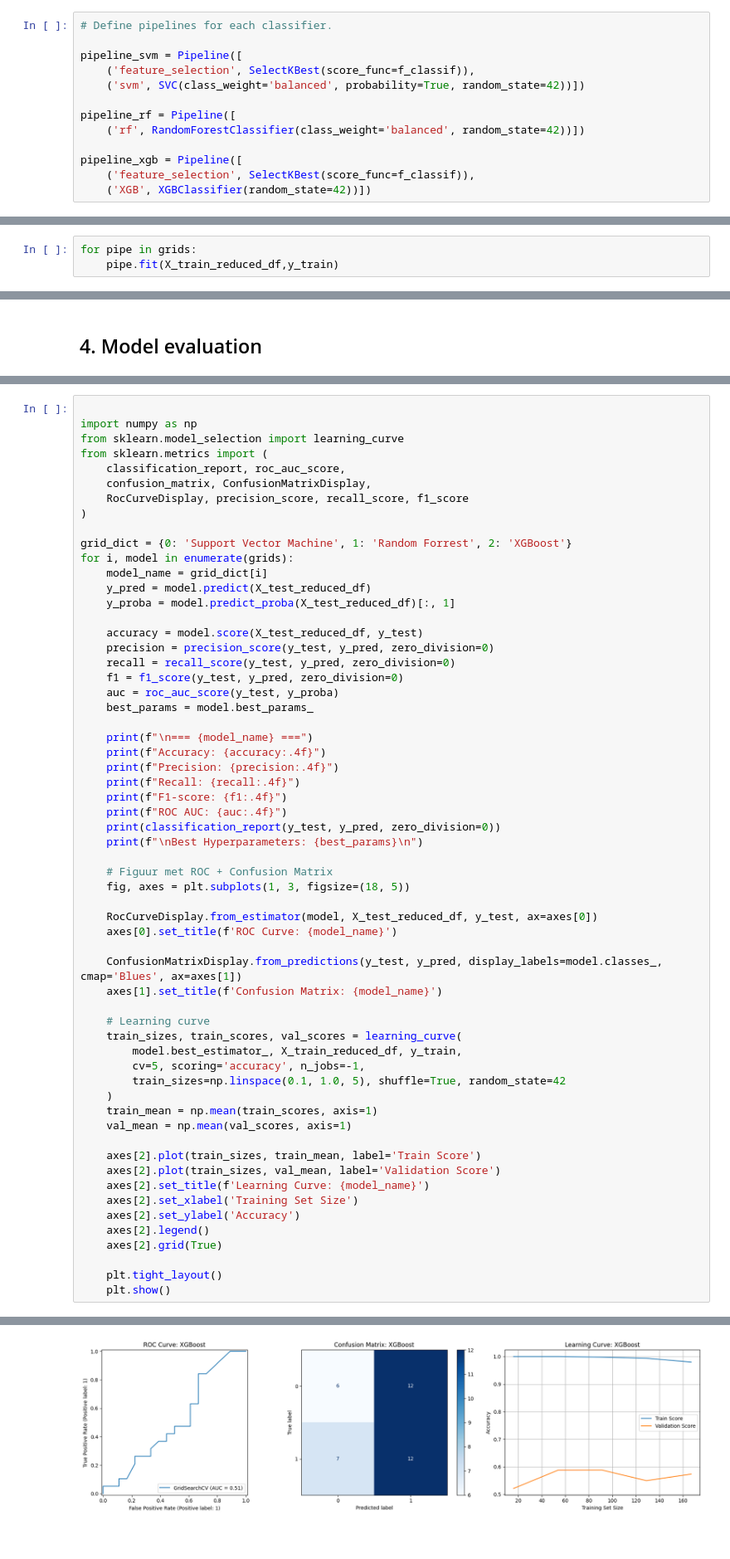
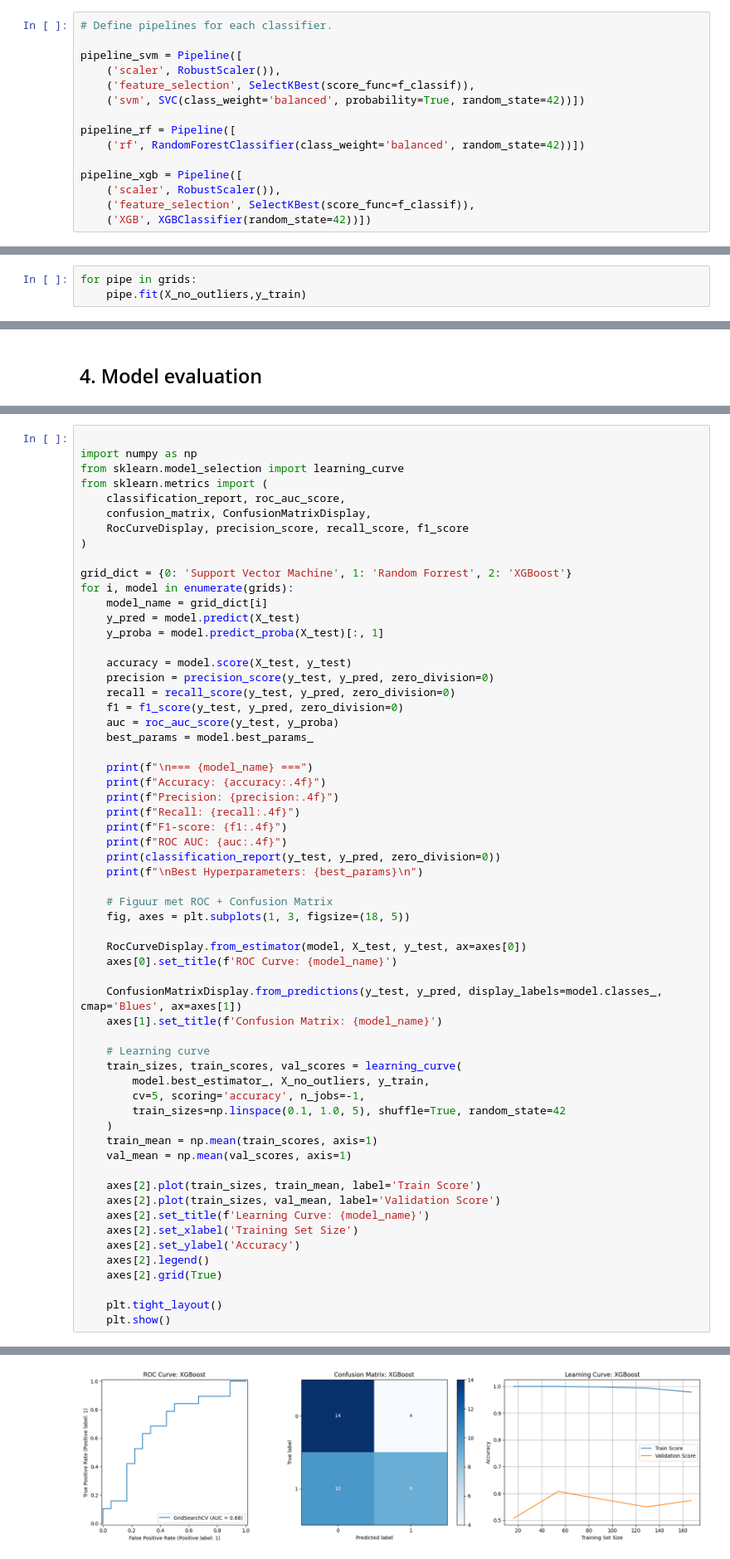
Before and after one commit to Roberto-TM/TM10007_ML_Project_group3, a Jupyter notebook: assignment.ipynb, the cells around one changed output, grey strips where cells are left out. Shown at 83% size. Cells and saved outputs as stored; diff of their text form.

```diff
--- a/assignment.ipynb
+++ b/assignment.ipynb
@@ -251,6 +252,7 @@ plt.show()
 # Define pipelines for each classifier.
 
 pipeline_svm = Pipeline([
+    ('scaler', RobustScaler()),
     ('feature_selection', SelectKBest(score_func=f_classif)),
     ('svm', SVC(class_weight='balanced', probability=True, random_state=42))])
 
@@ -258,6 +260,7 @@ pipeline_rf = Pipeline([
     ('rf', RandomForestClassifier(class_weight='balanced', random_state=42))])
 
 pipeline_xgb = Pipeline([
+    ('scaler', RobustScaler()),
     ('feature_selection', SelectKBest(score_func=f_classif)),
     ('XGB', XGBClassifier(random_state=42))])
 # %%
@@ -411,4 +414,4 @@ grids = [svm_grid_search, rf_grid_search, xgb_grid_search]
 ### 3.4: Execute training
 # %%
 for pipe in grids:
-    pipe.fit(X_train_reduced_df,y_train)
+    pipe.fit(X_no_outliers,y_train)
@@ -453,10 +463,10 @@ from sklearn.metrics import (
 grid_dict = {0: 'Support Vector Machine', 1: 'Random Forrest', 2: 'XGBoost'}
 for i, model in enumerate(grids):
     model_name = grid_dict[i]
-    y_pred = model.predict(X_test_reduced_df)
-    y_proba = model.predict_proba(X_test_reduced_df)[:, 1]
+    y_pred = model.predict(X_test)
+    y_proba = model.predict_proba(X_test)[:, 1]
 
-    accuracy = model.score(X_test_reduced_df, y_test)
+    accuracy = model.score(X_test, y_test)
     precision = precision_score(y_test, y_pred, zero_division=0)
     recall = recall_score(y_test, y_pred, zero_division=0)
     f1 = f1_score(y_test, y_pred, zero_division=0)
@@ -475,7 +485,7 @@ for i, model in enumerate(grids):
     # Figuur met ROC + Confusion Matrix
     fig, axes = plt.subplots(1, 3, figsize=(18, 5))
 
-    RocCurveDisplay.from_estimator(model, X_test_reduced_df, y_test, ax=axes[0])
+    RocCurveDisplay.from_estimator(model, X_test, y_test, ax=axes[0])
     axes[0].set_title(f'ROC Curve: {model_name}')
 
     ConfusionMatrixDisplay.from_predictions(y_test, y_pred, display_labels=model.classes_, cmap='Blues', ax=axes[1])
@@ -483,7 +493,7 @@ for i, model in enumerate(grids):
 
     # Learning curve
     train_sizes, train_scores, val_scores = learning_curve(
-        model.best_estimator_, X_train_reduced_df, y_train,
+        model.best_estimator_, X_no_outliers, y_train,
         cv=5, scoring='accuracy', n_jobs=-1,
         train_sizes=np.linspace(0.1, 1.0, 5), shuffle=True, random_state=42
     )
@@ -554,4 +564,4 @@ weighted avg       0.48      0.49      0.47        37
 
 
 Best Hyperparameters: {'XGB__learning_rate': 0.05, 'XGB__max_depth': 3, 'XGB__n_estimators': 100, 'feature_selection__k': 50}
-[figure, old version]
+[figure, new version]
```
Also changed, not shown: parts of 3 cells of this notebook.
